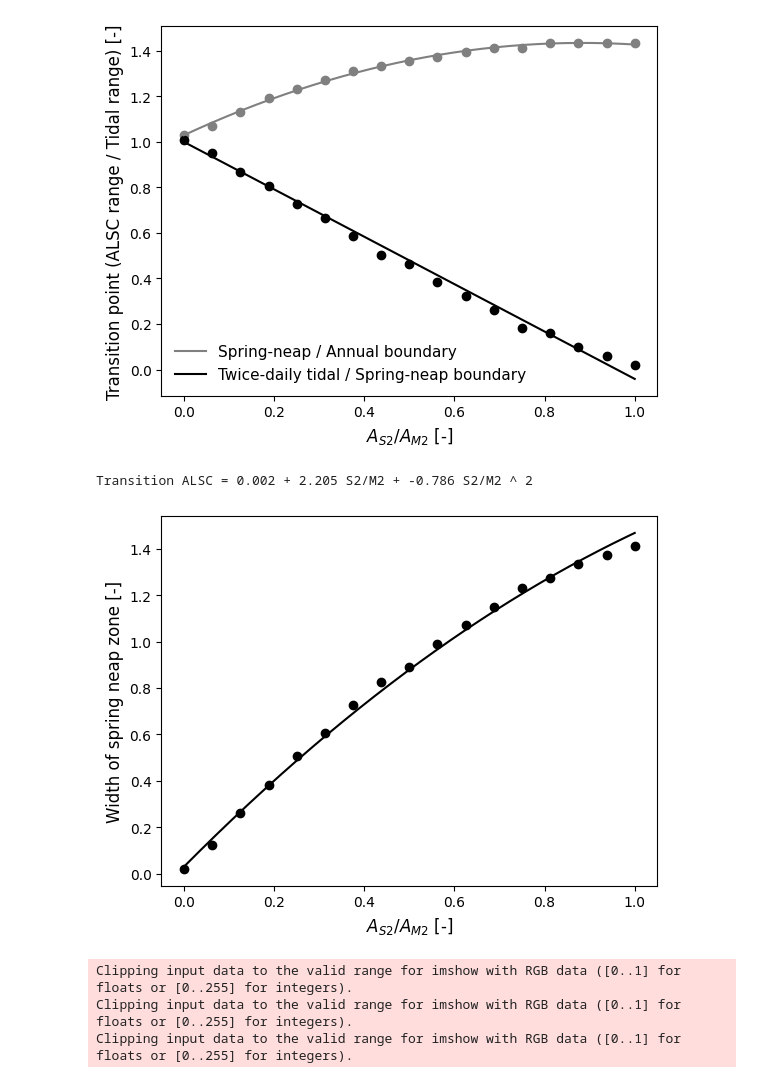
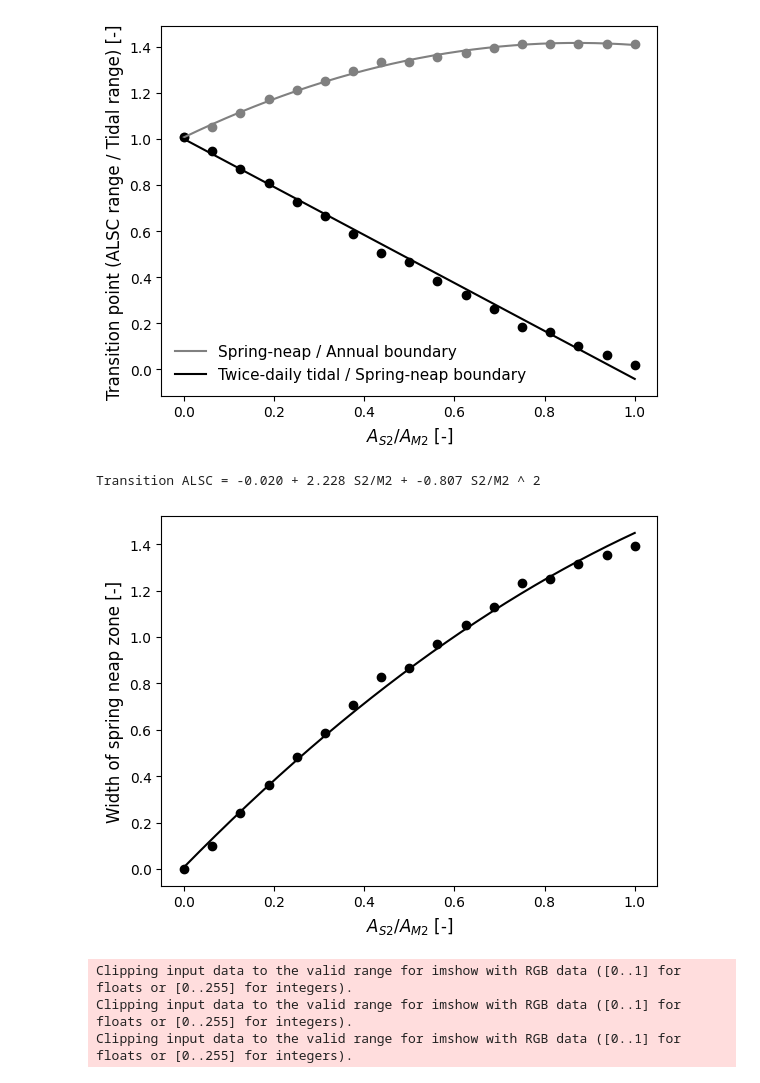
Before and after one commit to Timh37/aslc_intertidal, a Jupyter notebook: src/supp_note_1/supp_note_1.ipynb, the cells around one changed output. Drawn from its saved outputs; the diff is of its cells as text; code cells hidden in the pictures.

```diff
--- a/src/supp_note_1/supp_note_1.ipynb
+++ b/src/supp_note_1/supp_note_1.ipynb
@@ -42,7 +42,7 @@ def plot_figure_s2(path_png):
         z, aslc, inund_max, emerg_max = np.load(path_bin)
         nz, ntrials = aslc.shape
 
-        tidal, spring_neap, annual = 12.25/24, 29.6, 365.25
+        tidal, spring_neap, annual = 12.25/24, 14.8, 365.25
 
         sn_inund_boundary = np.argmin(inund_max < tidal, axis = 0) - 1
         annual_inund_boundary = np.argmin(inund_max < spring_neap, axis = 0) - 1
@@ -148,6 +148,6 @@ Transition ALSC = 1.029 + 0.918 S2/M2 + -0.519 S2/M2 ^ 2
-[figure, old version]
+[figure, new version]
-Transition ALSC = 0.002 + 2.205 S2/M2 + -0.786 S2/M2 ^ 2
+Transition ALSC = -0.020 + 2.228 S2/M2 + -0.807 S2/M2 ^ 2
-[figure, old version]
+[figure, new version]
 # %%
 import numpy as np
 import matplotlib.pyplot as plt
```
Also changed, not shown: parts of 2 cells of this notebook, 3 other files.
